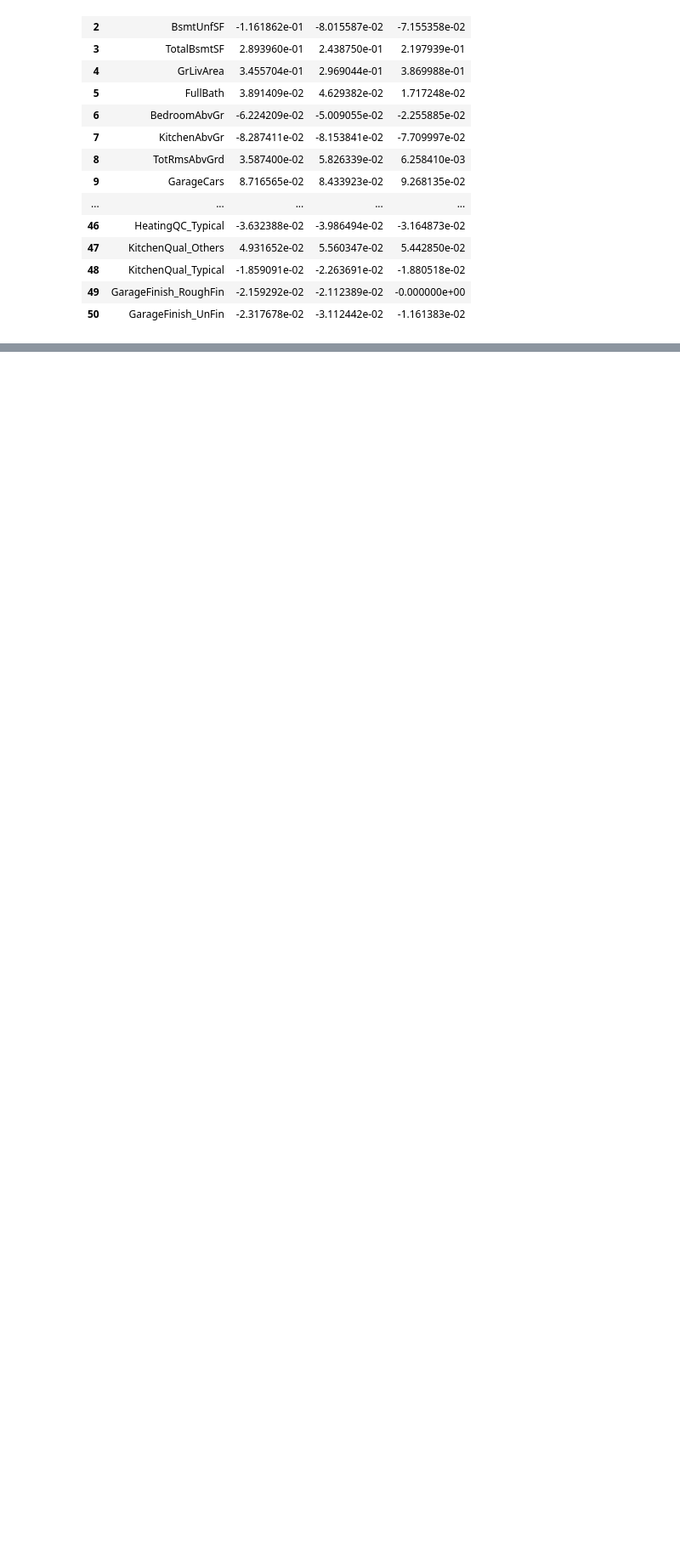
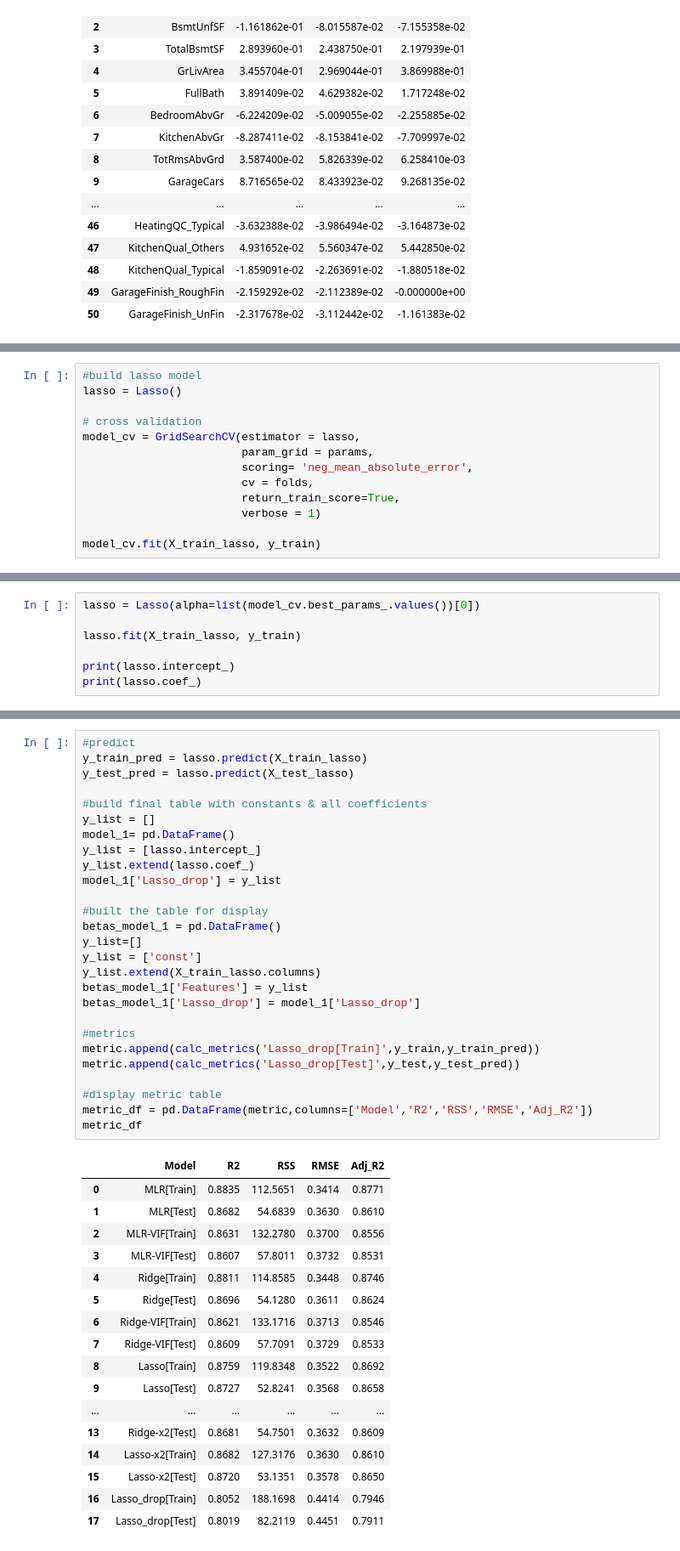
Before and after one commit to andrea-naz7/Sunrise_Housing_CaseStudy, a Jupyter notebook: Sunrise_Housing_Andrea.ipynb, the cells around one changed output, grey strips where cells are left out. Shown at 85% size. Cells and saved outputs as stored; diff of their text form; blank space fills up the shorter version.

```diff
--- a/Sunrise_Housing_Andrea.ipynb
+++ b/Sunrise_Housing_Andrea.ipynb
@@ -1869,0 +2032,13 @@ of the coefficients when compared to Ridge & MLR equations.
+# %%
+#build lasso model
+lasso = Lasso()
+
+# cross validation
+model_cv = GridSearchCV(estimator = lasso,
+                        param_grid = params,
+                        scoring= 'neg_mean_absolute_error',
+                        cv = folds,
+                        return_train_score=True,
+                        verbose = 1)
+
+model_cv.fit(X_train_lasso, y_train)
@@ -1869,0 +2059,7 @@ of the coefficients when compared to Ridge & MLR equations.
+# %%
+lasso = Lasso(alpha=list(model_cv.best_params_.values())[0])
+
+lasso.fit(X_train_lasso, y_train)
+
+print(lasso.intercept_)
+print(lasso.coef_)
@@ -1869,0 +2076,45 @@ of the coefficients when compared to Ridge & MLR equations.
+# %%
+#predict
+y_train_pred = lasso.predict(X_train_lasso)
+y_test_pred = lasso.predict(X_test_lasso)
+
+#build final table with constants & all coefficients
+y_list = []
+model_1= pd.DataFrame()
+y_list = [lasso.intercept_]
+y_list.extend(lasso.coef_)
+model_1['Lasso_drop'] = y_list
+
+#built the table for display
+betas_model_1 = pd.DataFrame()
+y_list=[]
+y_list = ['const']
+y_list.extend(X_train_lasso.columns)
+betas_model_1['Features'] = y_list
+betas_model_1['Lasso_drop'] = model_1['Lasso_drop']
+
+#metrics
+metric.append(calc_metrics('Lasso_drop[Train]',y_train,y_train_pred))
+metric.append(calc_metrics('Lasso_drop[Test]',y_test,y_test_pred))
+
+#display metric table
+metric_df = pd.DataFrame(metric,columns=['Model','R2','RSS','RMSE','Adj_R2'])
+metric_df
+# %% [output]
+|  | Model | R2 | RSS | RMSE | Adj_R2 |
+| 0 | MLR[Train] | 0.8835 | 112.5651 | 0.3414 | 0.8771 |
+| 1 | MLR[Test] | 0.8682 | 54.6839 | 0.3630 | 0.8610 |
+| 2 | MLR-VIF[Train] | 0.8631 | 132.2780 | 0.3700 | 0.8556 |
+| 3 | MLR-VIF[Test] | 0.8607 | 57.8011 | 0.3732 | 0.8531 |
+| 4 | Ridge[Train] | 0.8811 | 114.8585 | 0.3448 | 0.8746 |
+| 5 | Ridge[Test] | 0.8696 | 54.1280 | 0.3611 | 0.8624 |
+| 6 | Ridge-VIF[Train] | 0.8621 | 133.1716 | 0.3713 | 0.8546 |
+| 7 | Ridge-VIF[Test] | 0.8609 | 57.7091 | 0.3729 | 0.8533 |
+| 8 | Lasso[Train] | 0.8759 | 119.8348 | 0.3522 | 0.8692 |
+| 9 | Lasso[Test] | 0.8727 | 52.8241 | 0.3568 | 0.8658 |
+| ... | ... | ... | ... | ... | ... |
+| 13 | Ridge-x2[Test] | 0.8681 | 54.7501 | 0.3632 | 0.8609 |
+| 14 | Lasso-x2[Train] | 0.8682 | 127.3176 | 0.3630 | 0.8610 |
+| 15 | Lasso-x2[Test] | 0.8720 | 53.1351 | 0.3578 | 0.8650 |
+| 16 | Lasso_drop[Train] | 0.8052 | 188.1698 | 0.4414 | 0.7946 |
+| 17 | Lasso_drop[Test] | 0.8019 | 82.2119 | 0.4451 | 0.7911 |
```
Also changed, not shown: parts of 246 cells of this notebook, 2 other files.
